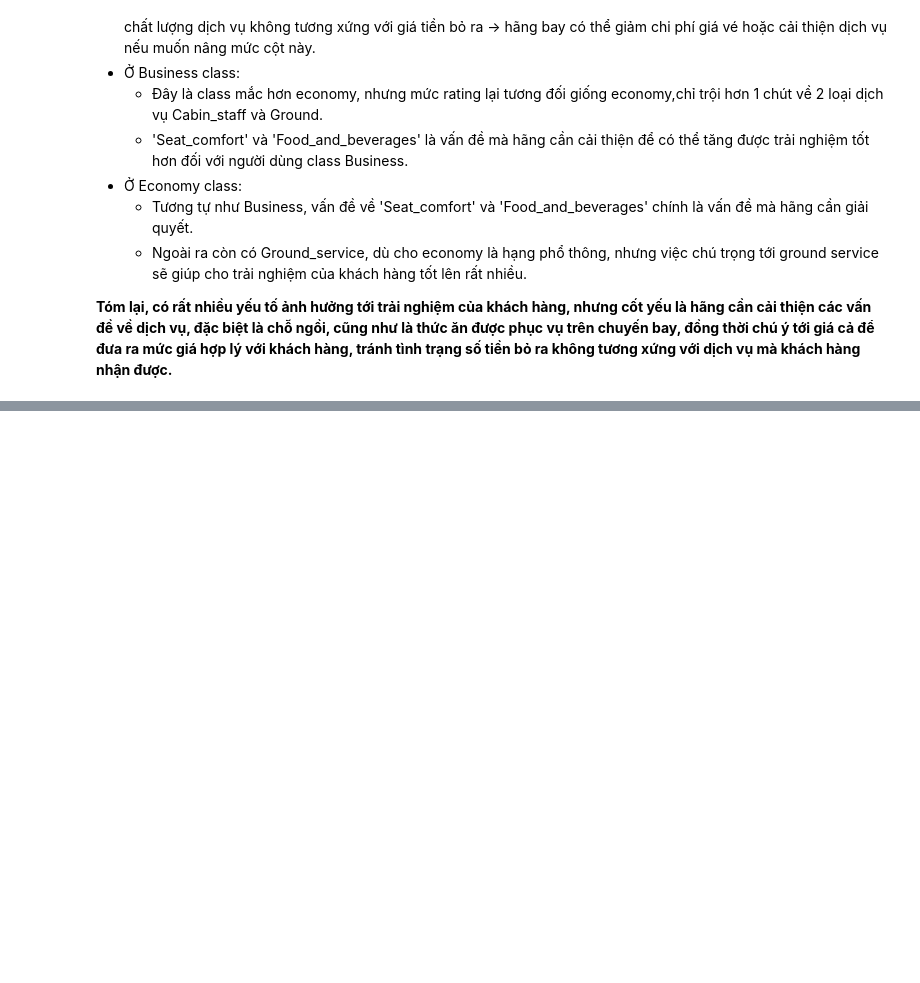
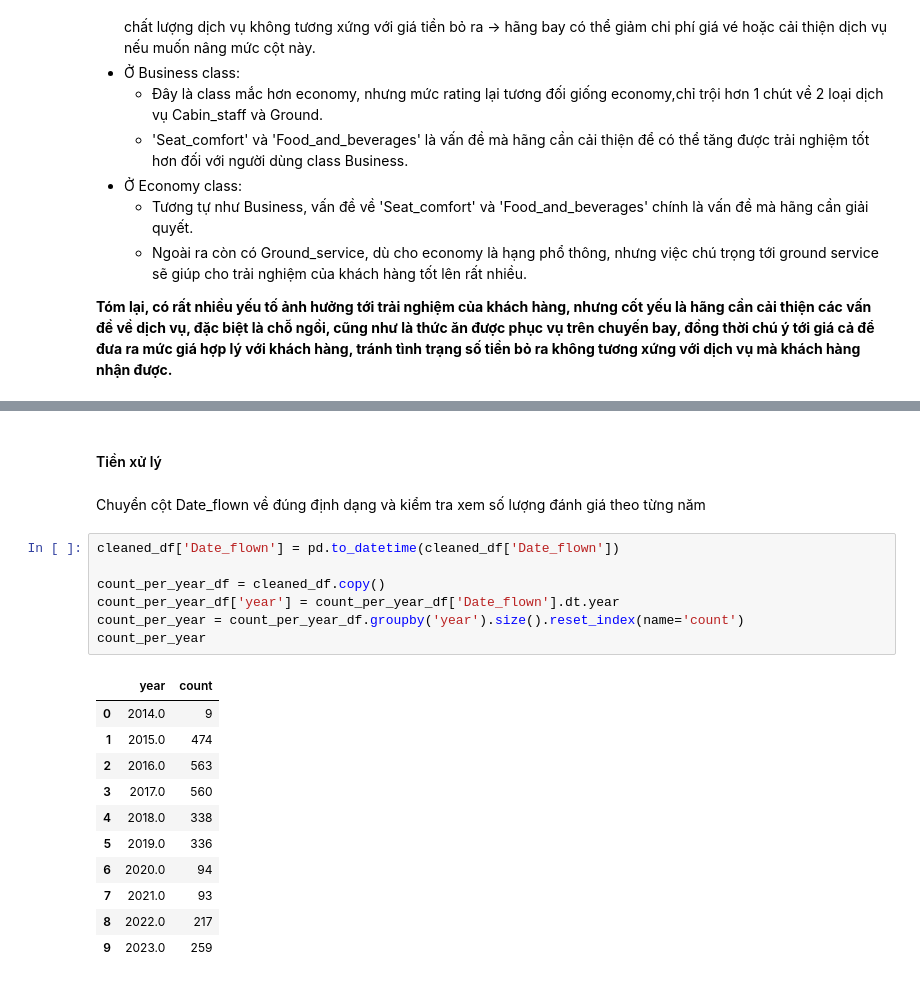
Before and after one commit to NgHuyen137/Intro2DS_Project, a Jupyter notebook: notebooks/3.0-eda.ipynb, the cells around one changed output, grey strips where cells are left out. Drawn from its saved outputs; the diff is of its cells as text; blank space fills up the shorter version.

```diff
--- a/notebooks/3.0-eda.ipynb
+++ b/notebooks/3.0-eda.ipynb
@@ -232,0 +237,23 @@ plt.show()
+# %% [markdown]
+#### Tiền xử lý
+# %% [markdown]
+Chuyển cột Date_flown về đúng định dạng và kiểm tra xem số lượng đánh giá theo từng năm
+# %%
+cleaned_df['Date_flown'] = pd.to_datetime(cleaned_df['Date_flown'])
+
+count_per_year_df = cleaned_df.copy()
+count_per_year_df['year'] = count_per_year_df['Date_flown'].dt.year
+count_per_year = count_per_year_df.groupby('year').size().reset_index(name='count')
+count_per_year
+# %% [output]
+|  | year | count |
+| 0 | 2014.0 | 9 |
+| 1 | 2015.0 | 474 |
+| 2 | 2016.0 | 563 |
+| 3 | 2017.0 | 560 |
+| 4 | 2018.0 | 338 |
+| 5 | 2019.0 | 336 |
+| 6 | 2020.0 | 94 |
+| 7 | 2021.0 | 93 |
+| 8 | 2022.0 | 217 |
+| 9 | 2023.0 | 259 |
```
Also changed, not shown: parts of 8 cells of this notebook.
